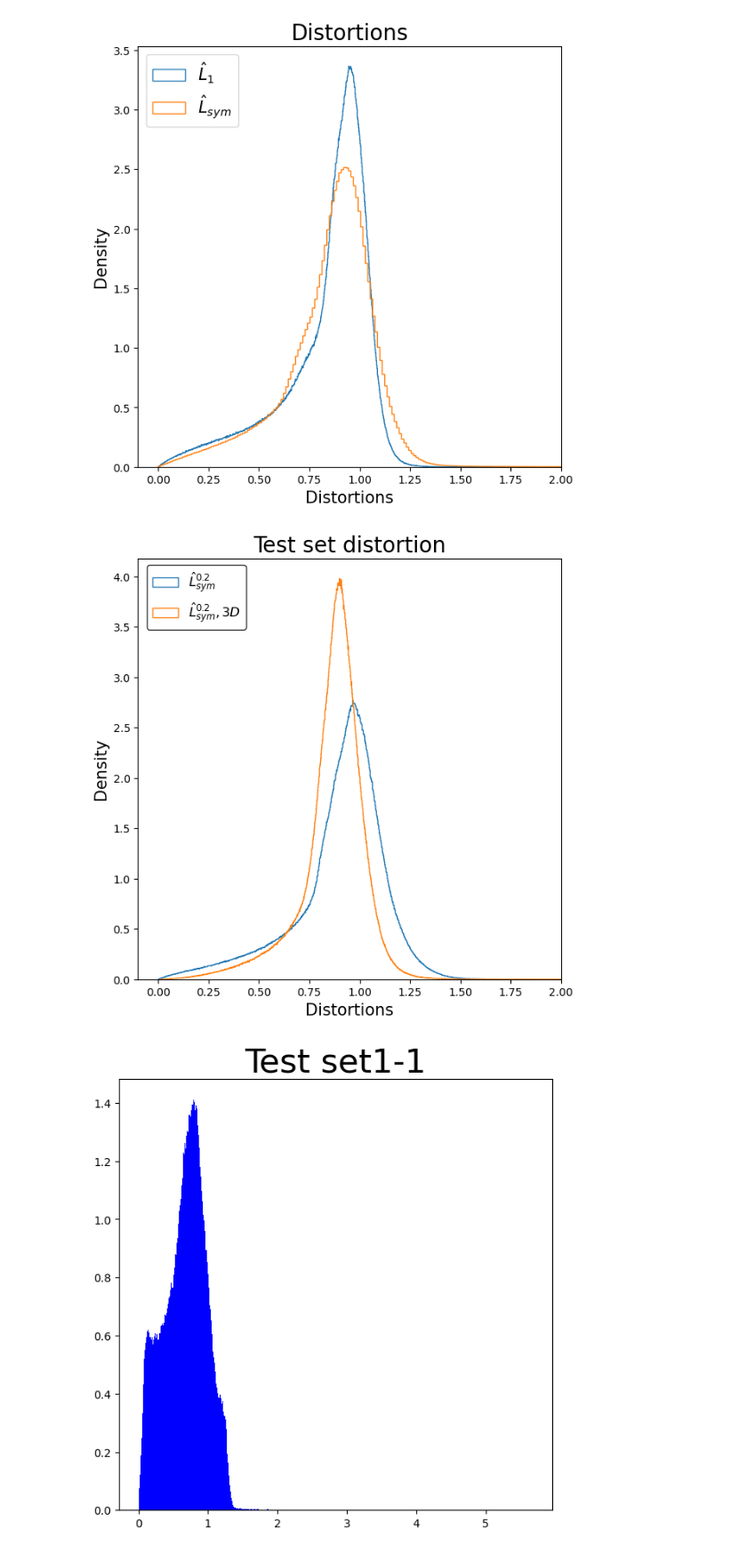
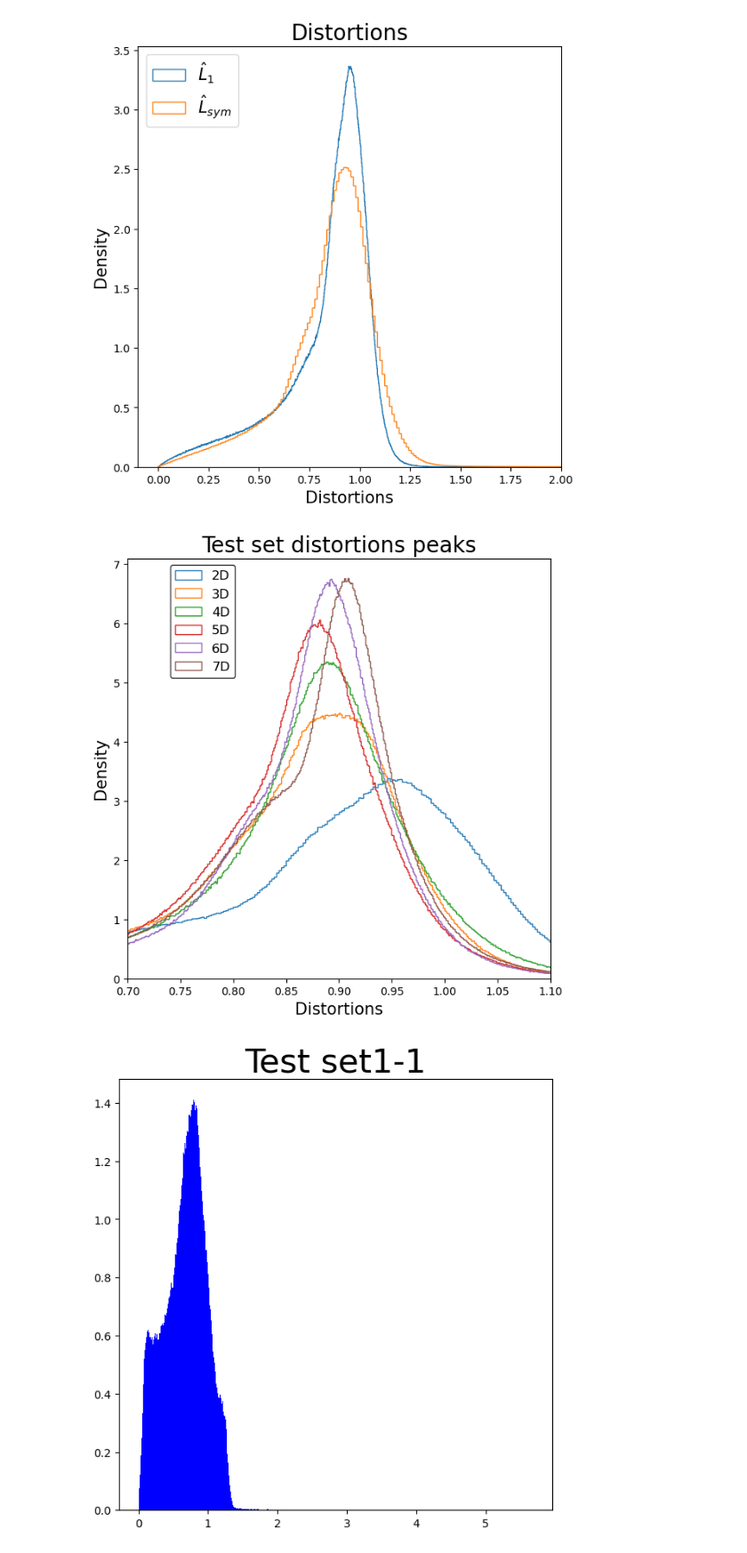
Before and after one commit to GabrieleBortolai/gabrieleb, a Jupyter notebook: Transformer_real.ipynb, the cells around one changed output. Shown: that part at 89% size. Saved outputs shown, nothing was run; the diff lists cells and outputs as text; code cells hidden in the pictures.

```diff
--- a/Transformer_real.ipynb
+++ b/Transformer_real.ipynb
@@ -362,36 +362,38 @@ fig.savefig('/home/gabrieleb/Plot/Jets/Real/Distortion_real_sim.pdf')
 # %% [output]
 [figure]
 # %%
-# dist = torch.load('/data/gabrieleb/data/Jets/dist_real_multi_2-7', map_location = device)
+dist = torch.load('/data/gabrieleb/data/Jets/dist_real_multi_2-7', map_location = device)
 # dist = torch.load('/data/gabrieleb/data/Jets/dist_real_multi_alpha_(0.1-0.5)', map_location = device)
-dist = torch.load('/data/gabrieleb/data/Jets/dist_real_multi_(orig,0.2,0.2_3D,0.2_4D)', map_location = device)
+# dist = torch.load('/data/gabrieleb/data/Jets/dist_real_multi_(orig,0.2,0.2_3D,0.2_4D)', map_location = device)
 
-# fig, ax = plt.subplots(1,1, figsize=(7,7))
-# ax.set_xlim([-0.1, 0.7])
+fig, ax = plt.subplots(1,1, figsize=(7,7))
+ax.set_xlim([0.7, 1.1])
 # ax.set_ylim([0,1])
-# ax.set_title('Test set distortions tails', fontsize = 20)
-# ax.set_xlabel('Distortions', fontsize = 15)
-# ax.set_ylabel('Density', fontsize = 15)
+ax.set_title('Test set distortions peaks', fontsize = 20)
+ax.set_xlabel('Distortions', fontsize = 15)
+ax.set_ylabel('Density', fontsize = 15)
 
 colors = ['b', 'g', 'r','c','m','y','k']
-for i in [2]:
-    fig, ax = plt.subplots(1,1, figsize=(7,7))
-    ax.set_xlim([-0.1, 2])
-    # ax.set_ylim([0,1])
-    ax.set_title('Test set distortion', fontsize = 20)
-    ax.set_xlabel('Distortions', fontsize = 15)
-    ax.set_ylabel('Density', fontsize = 15)
+for i in range(len(dist)):
+    # fig, ax = plt.subplots(1,1, figsize=(7,7))
+    # ax.set_xlim([-0.1, 2])
+    # # ax.set_ylim([0,1])
+    # ax.set_title('Test set distortion', fontsize = 20)
+    # ax.set_xlabel('Distortions', fontsize = 15)
+    # ax.set_ylabel('Density', fontsize = 15)
 
     # ax.hist(dist[0].detach().numpy(), bins = 'auto', density = True, fill = False, label = '$\hat{L}_1$', histtype='step')
-    ax.hist(dist[1].detach().numpy(), bins = 'auto', density = True, fill = False, label = '$\hat{L}_{sym}^{0.2}$', histtype='step')
+    # ax.hist(dist[1].detach().numpy(), bins = 'auto', density = True, fill = False, label = '$\hat{L}_{sym}^{0.2}$', histtype='step')
     # ax.hist(dist[i].detach().numpy(), bins = 'auto', density = True, fill = False, label = '$\hat{L}_{sym}^{0.'+str(i)+'}$', histtype='step')
-    ax.hist(dist[i].detach().numpy(), bins = 'auto', density = True, fill = False, label = '$\hat{L}_{sym}^{0.2}, 3D$', histtype='step')
+    # ax.hist(dist[i].detach().numpy(), bins = 'auto', density = True, fill = False, label = '$\hat{L}_{sym}^{0.2}, 3D$', histtype='step')
+    ax.hist(dist[i].detach().numpy(), bins = 'auto', density = True, fill = False, label = str(i+2)+'D', histtype='step')
     ax.legend(fontsize = 12, edgecolor = 'black',  bbox_to_anchor = (0.27, 1), bbox_transform = ax.transAxes)
     # fig.savefig(f'/home/gabrieleb/Plot/Jets/Real/Distortions_notsim_{i+1}D.pdf', facecolor='w',pad_inches=0.3, transparent=True)
-    fig.savefig(f'/home/gabrieleb/Plot/Jets/Real/Distortions_0.2_{i+1}D.pdf', facecolor='w',pad_inches=0.3, transparent=True)
+    # fig.savefig(f'/home/gabrieleb/Plot/Jets/Real/Distortions_0.2_{i+1}D.pdf', facecolor='w',pad_inches=0.3, transparent=True)
     # fig.savefig(f'/home/gabrieleb/Plot/Jets/Real/Distortions_alpha=0.'+str(i)+'.pdf', facecolor='w',pad_inches=0.3, transparent=True)
+    fig.savefig(f'/home/gabrieleb/Plot/Jets/Real/Distortions_peaks.pdf', facecolor='w',pad_inches=0.3, transparent=True)
 # %% [output]
-[figure, old version]
+[figure, new version]
 # %%
 E_dist_test = torch.cdist(sample_emb_test[0], sample_emb_test[1], p=2)
 
```
Also changed, not shown: 2 other files.
